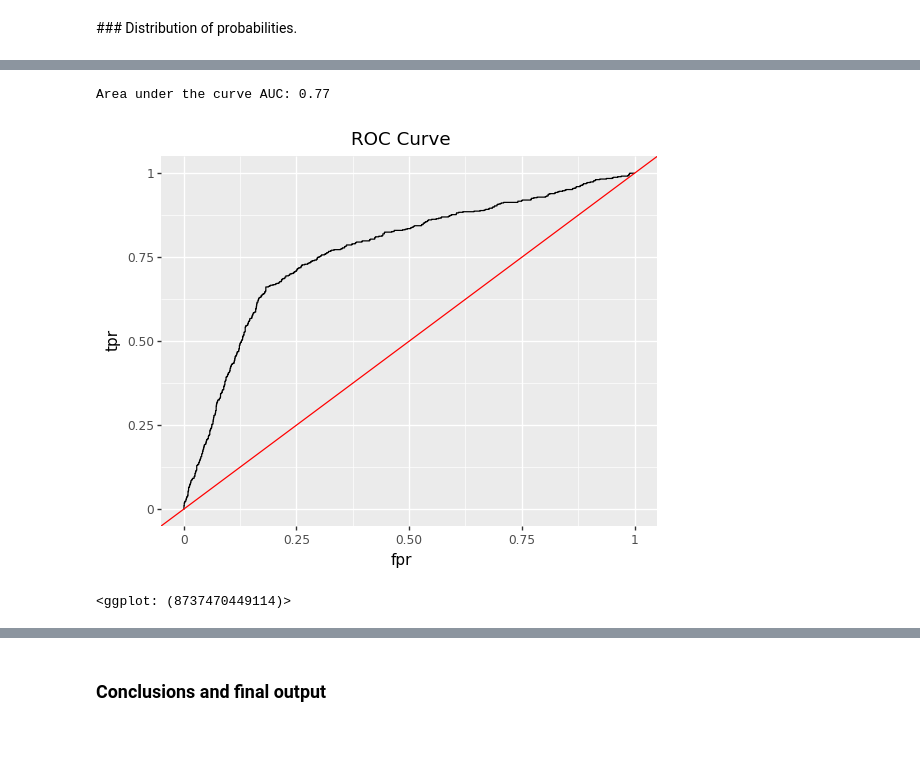
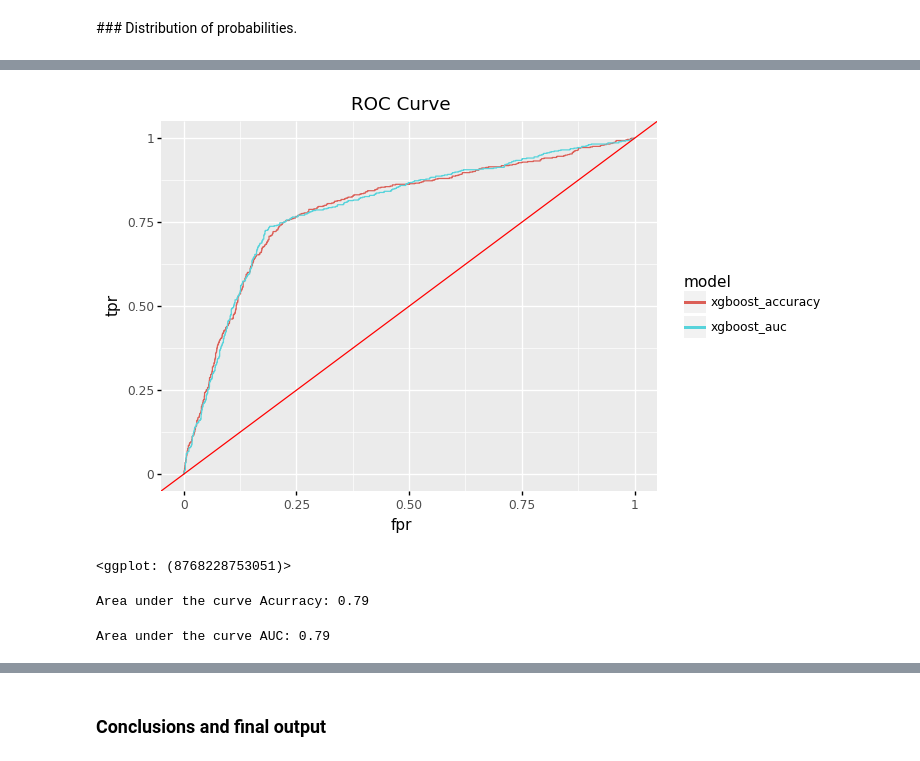
Before and after one commit to Druizm128/predicting_job_change, a Jupyter notebook: project.ipynb, the cells around one changed output, grey strips where cells are left out. Drawn from its saved outputs; the diff is of its cells as text; code cells hidden in the pictures.

```diff
--- a/project.ipynb
+++ b/project.ipynb
@@ -679,4 +716,30 @@ from sklearn import metrics
+# %%
+def get_roc_curve_dataframe(y_test_true, y_test_pred, model_name):
+    '''
+    Returns a data frame with the fpr, tpr, thresholds and model name
+    '''
+    fpr, tpr, thresholds = metrics.roc_curve(y_test_true, y_test_pred)
+    return(pd.DataFrame({'fpr': fpr, 'tpr': tpr, 'thresholds':thresholds, 'model': model_name}))
+# %%
+df_roc_curve = pd.concat(
+    [get_roc_curve_dataframe(y_test_true, y_test_pred_xgboost_accuracy, 'xgboost_accuracy'),
+     get_roc_curve_dataframe(y_test_true, y_test_pred_xgboost_auc, 'xgboost_auc')]
+)
+# %%
+(
+    ggplot( df_roc_curve, aes( x = 'fpr', y = 'tpr', color = 'model') ) +
+    geom_path( ) +
+    geom_abline(slope = 1, intercept = 0, color = 'red') +
+    labs( title = 'ROC Curve')
+)
+# %% [output]
+[figure, added]
+<ggplot: (8768228753051)>
+# %%
+print("Area under the curve Acurracy: {}".format(round(metrics.roc_auc_score(y_test_true, y_test_pred_xgboost_accuracy), 2)))
+# %% [output]
+Area under the curve Acurracy: 0.79
 # %%
-print("Area under the curve AUC: {}".format(round(metrics.roc_auc_score(y_test_true, y_test_pred), 2)))
+print("Area under the curve AUC: {}".format(round(metrics.roc_auc_score(y_test_true, y_test_pred_xgboost_auc), 2)))
 # %% [output]
-Area under the curve AUC: 0.77
+Area under the curve AUC: 0.79
@@ -685,10 +745,0 @@ fpr, tpr, thresholds = metrics.roc_curve(y_test_true, y_test_pred)
-# %%
-(
-    ggplot( pd.DataFrame({'fpr': fpr, 'tpr': tpr}), aes( x = 'fpr', y = 'tpr') ) +
-    geom_path( ) +
-    geom_abline(slope = 1, intercept = 0, color = 'red') +
-    labs( title = 'ROC Curve')
-)
-# %% [output]
-[figure, removed]
-<ggplot: (8737470449114)>
```
Also changed, not shown: parts of 44 cells of this notebook.
